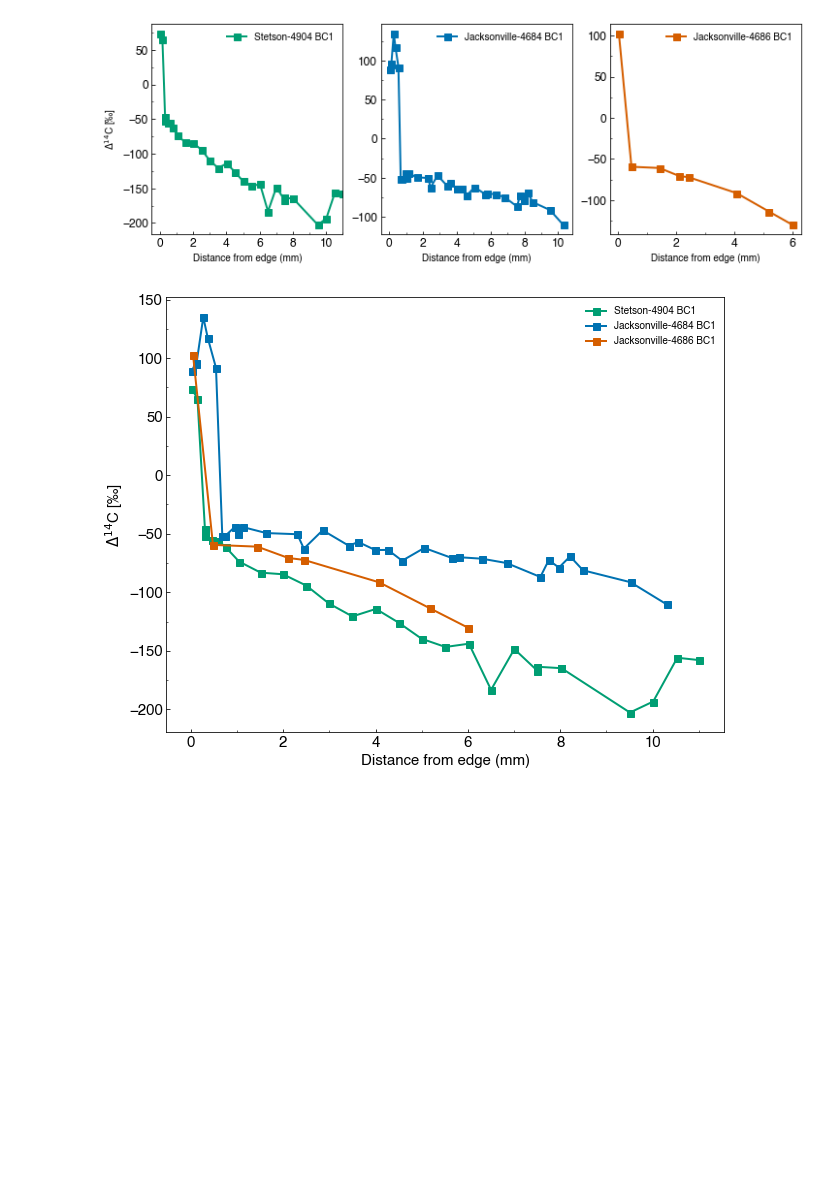
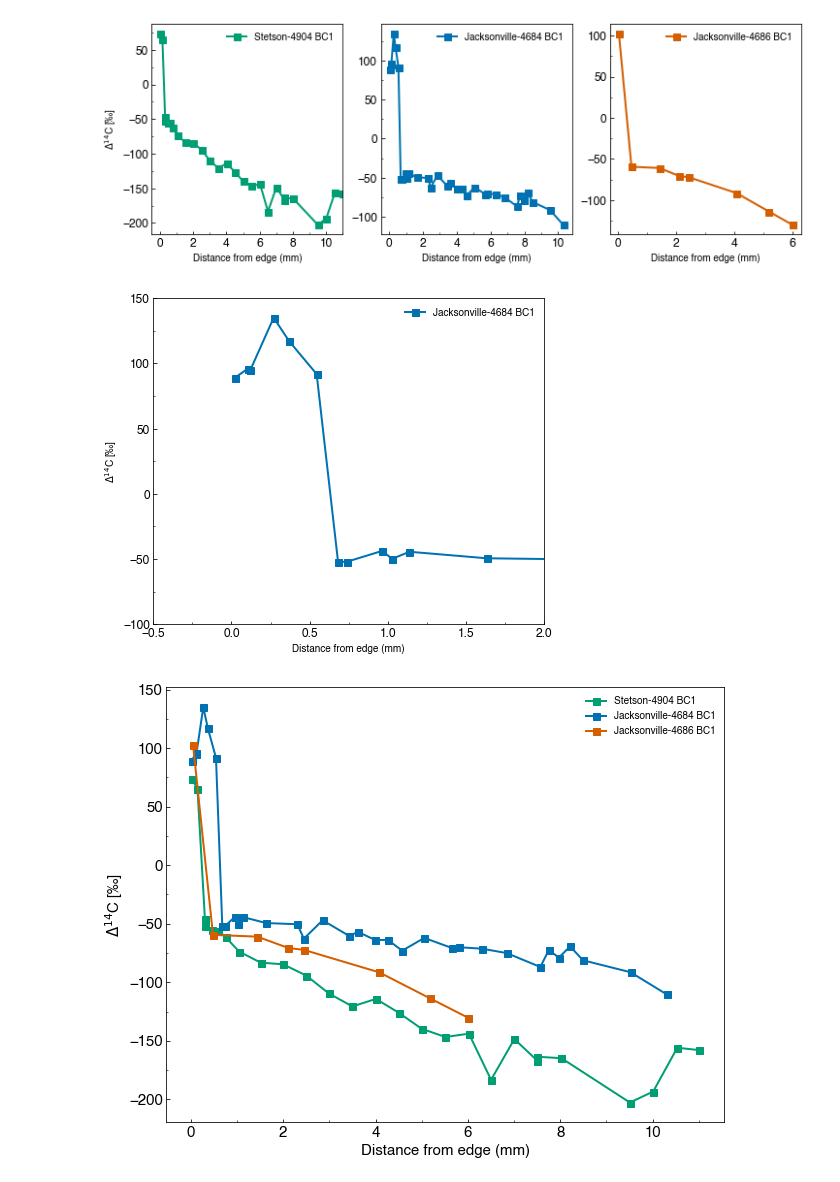
Before and after one commit to johntamu/seus-python, a Jupyter notebook: Radiocarbon age models.ipynb, the cells around one changed output. Cells and saved outputs as stored; diff of their text form; code cells hidden in the pictures; blank space fills up the shorter version.

```diff
--- a/Radiocarbon age models.ipynb
+++ b/Radiocarbon age models.ipynb
@@ -132,5 +132,42 @@ plt.savefig('fig_d14c_results_recent.png', dpi = 400, bbox_inches = 'tight')
 # %% [output]
 [figure]
+# %%
+mpl.rc('font',family='Helvetica')
+fig = plt.figure(figsize=(7,6))
+ax = fig.add_subplot(111)
+
+markersize = 7
+# ax1.plot('Distance microns', 'D14C', data=stetson_old, label = "Stetson-4904 BC1",marker = "o", color = 'k', markerfacecolor = "white", linewidth = 1)
+ax.plot('distance', 'D14C', data=jack4684, label = "Jacksonville-4684 BC1", marker = "s", color = '#0072B2', linewidth = 2, markersize = markersize)
+
+ax.set_ylabel(r'$\mathrm{\Delta}^{14}$C ['u"\u2030]")
+ax.set_xlabel('Distance from edge (mm)')
+
+ax.set_xlim(-0.5,2)
+ax.set_ylim(-100,150)
+# ax1.tick_params(direction='in')
+ax.tick_params(direction='in', which = 'both')
+
+# ax1.legend(frameon=False, loc = 0)
+ax.legend(frameon=False, loc = 0)
+
+size1=12
+for tick in ax.get_xticklabels():
+    tick.set_fontname("Helvetica")
+    tick.set_fontsize(size1)
+for tick in ax.get_yticklabels():
+    tick.set_fontname("Helvetica")
+    tick.set_fontsize(size1)
+
+xminor = 0.25
+yminor = 25
+
+ax.xaxis.set_minor_locator(MultipleLocator(xminor))
+ax.yaxis.set_minor_locator(MultipleLocator(yminor))
+
+plt.savefig('fig_d14c_results_recent2.png', dpi = 400, bbox_inches = 'tight')
+# %% [output]
+[figure, added]
 # %%
 mpl.rc('font',family='Helvetica')
 fig = plt.figure(figsize=(10,8))
```
Also changed, not shown: parts of 3 cells of this notebook, 3 other files.
